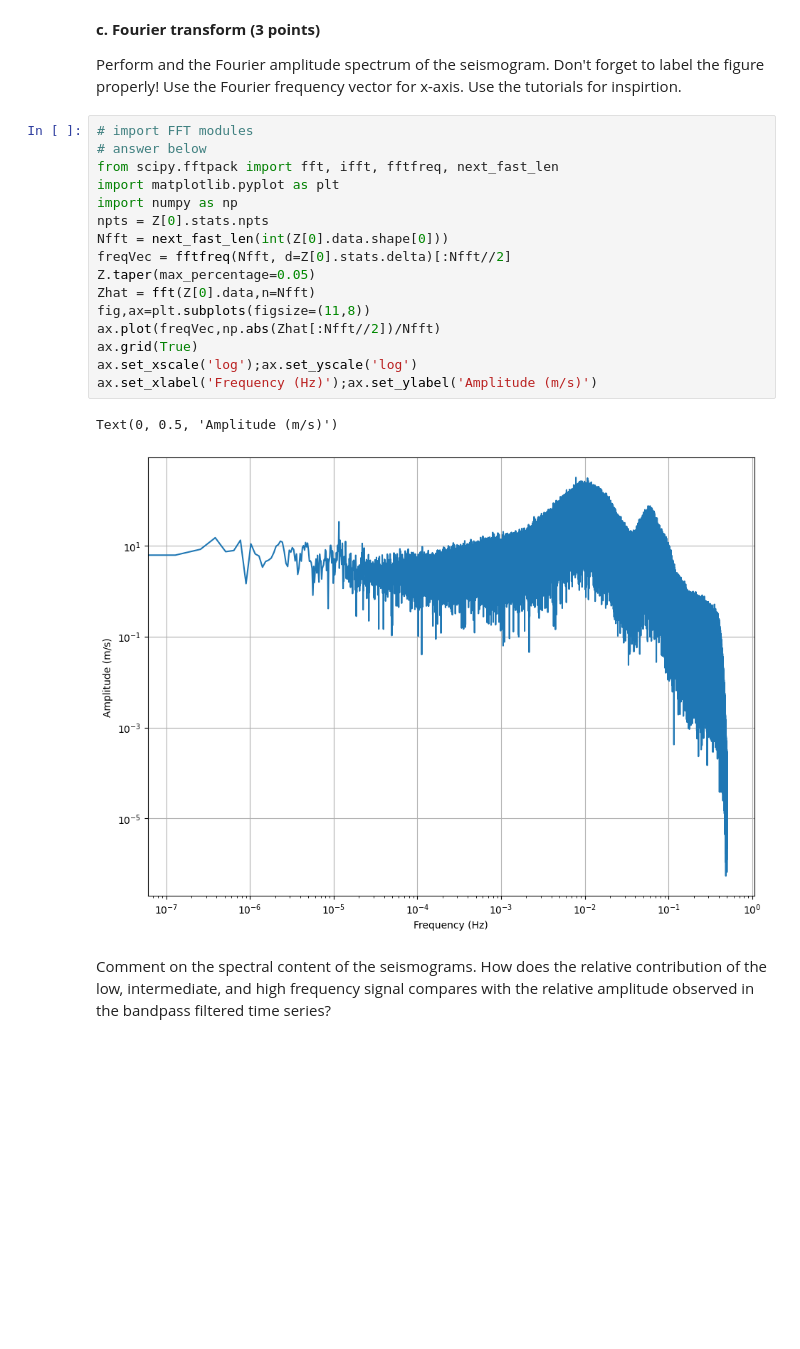
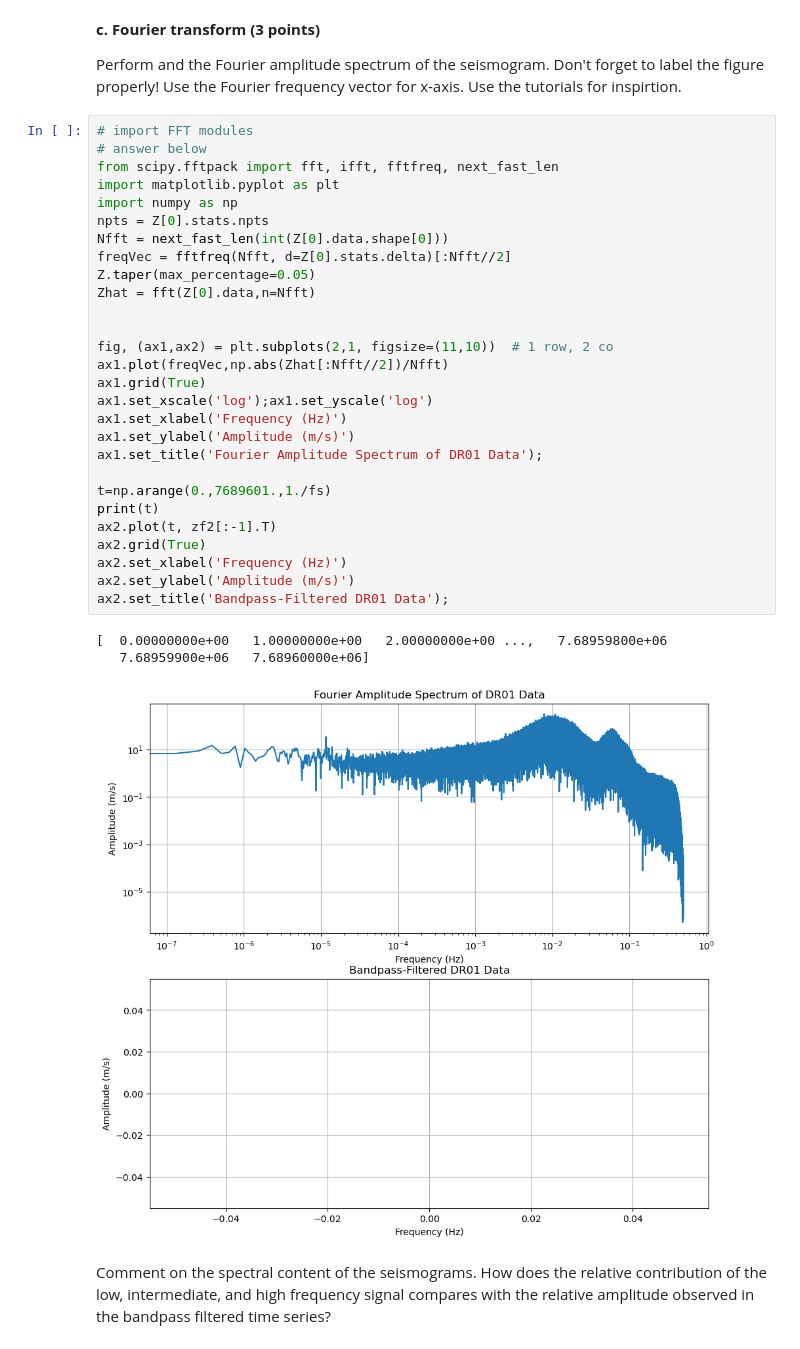
Before and after one commit to UW-ESS-DS/MLGEO2022_AERP, a Jupyter notebook: homework/homework_4.ipynb, the cells around one changed output. Cells and saved outputs as stored; diff of their text form; blank space fills up the shorter version.

```diff
--- a/homework/homework_4.ipynb
+++ b/homework/homework_4.ipynb
@@ -104,21 +103,34 @@ Perform and the Fourier amplitude spectrum of the seismogram. Don't forget to la
 # %%
 # import FFT modules
 # answer below
 from scipy.fftpack import fft, ifft, fftfreq, next_fast_len
 import matplotlib.pyplot as plt
 import numpy as np
 npts = Z[0].stats.npts
 Nfft = next_fast_len(int(Z[0].data.shape[0]))
 freqVec = fftfreq(Nfft, d=Z[0].stats.delta)[:Nfft//2]
 Z.taper(max_percentage=0.05)
 Zhat = fft(Z[0].data,n=Nfft)
-fig,ax=plt.subplots(figsize=(11,8))
-ax.plot(freqVec,np.abs(Zhat[:Nfft//2])/Nfft)
-ax.grid(True)
-ax.set_xscale('log');ax.set_yscale('log')
-ax.set_xlabel('Frequency (Hz)');ax.set_ylabel('Amplitude (m/s)')
+
+
+fig, (ax1,ax2) = plt.subplots(2,1, figsize=(11,10))  # 1 row, 2 co
+ax1.plot(freqVec,np.abs(Zhat[:Nfft//2])/Nfft)
+ax1.grid(True)
+ax1.set_xscale('log');ax1.set_yscale('log')
+ax1.set_xlabel('Frequency (Hz)')
+ax1.set_ylabel('Amplitude (m/s)')
+ax1.set_title('Fourier Amplitude Spectrum of DR01 Data');
+
+t=np.arange(0.,7689601.,1./fs)
+print(t)
+ax2.plot(t, zf2[:-1].T)
+ax2.grid(True)
+ax2.set_xlabel('Frequency (Hz)')
+ax2.set_ylabel('Amplitude (m/s)')
+ax2.set_title('Bandpass-Filtered DR01 Data');
 # %% [output]
-Text(0, 0.5, 'Amplitude (m/s)')
+[  0.00000000e+00   1.00000000e+00   2.00000000e+00 ...,   7.68959800e+06
+   7.68959900e+06   7.68960000e+06]
-[figure, old version]
+[figure, new version]
 # %% [markdown]
 Comment on the spectral content of the seismograms. How does the relative contribution of the low, intermediate, and high frequency signal compares with the relative amplitude observed in the bandpass filtered time series?
```
Also changed, not shown: parts of 30 cells of this notebook.
